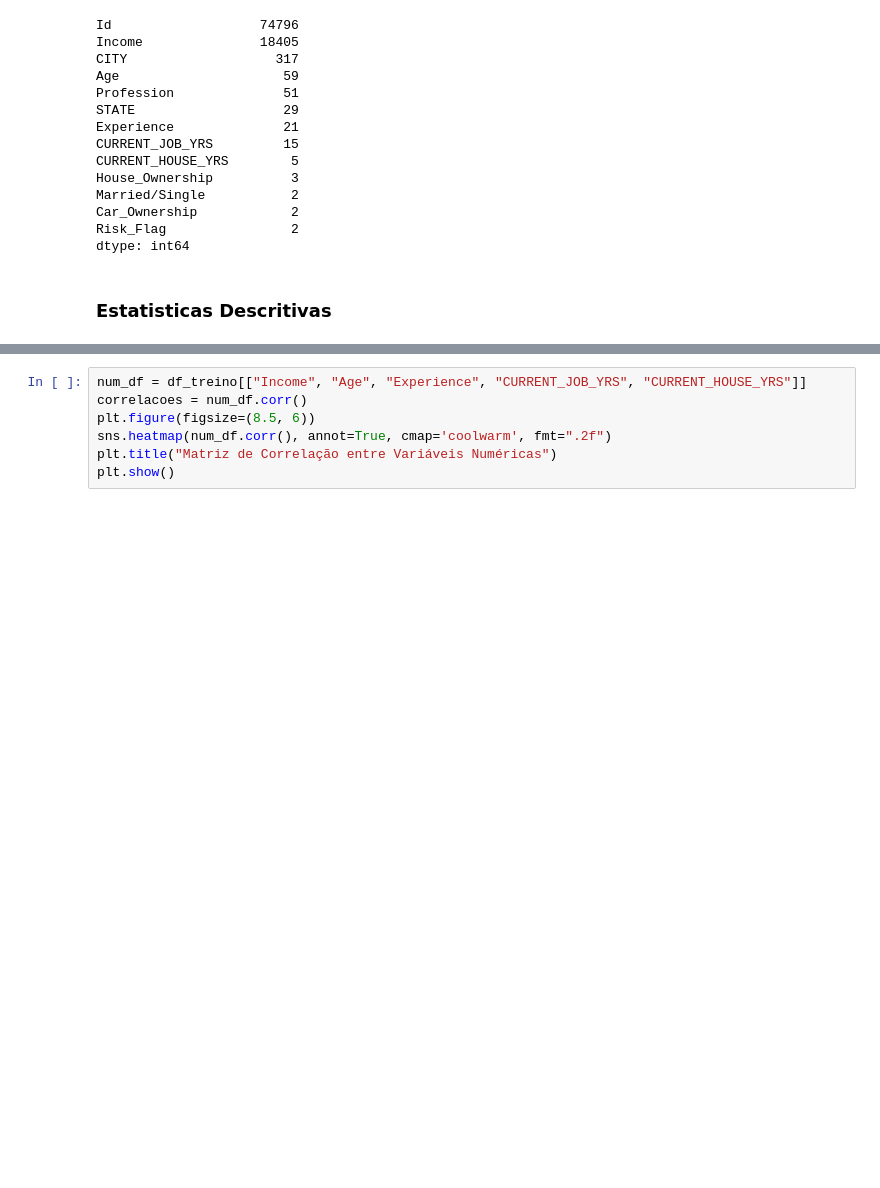
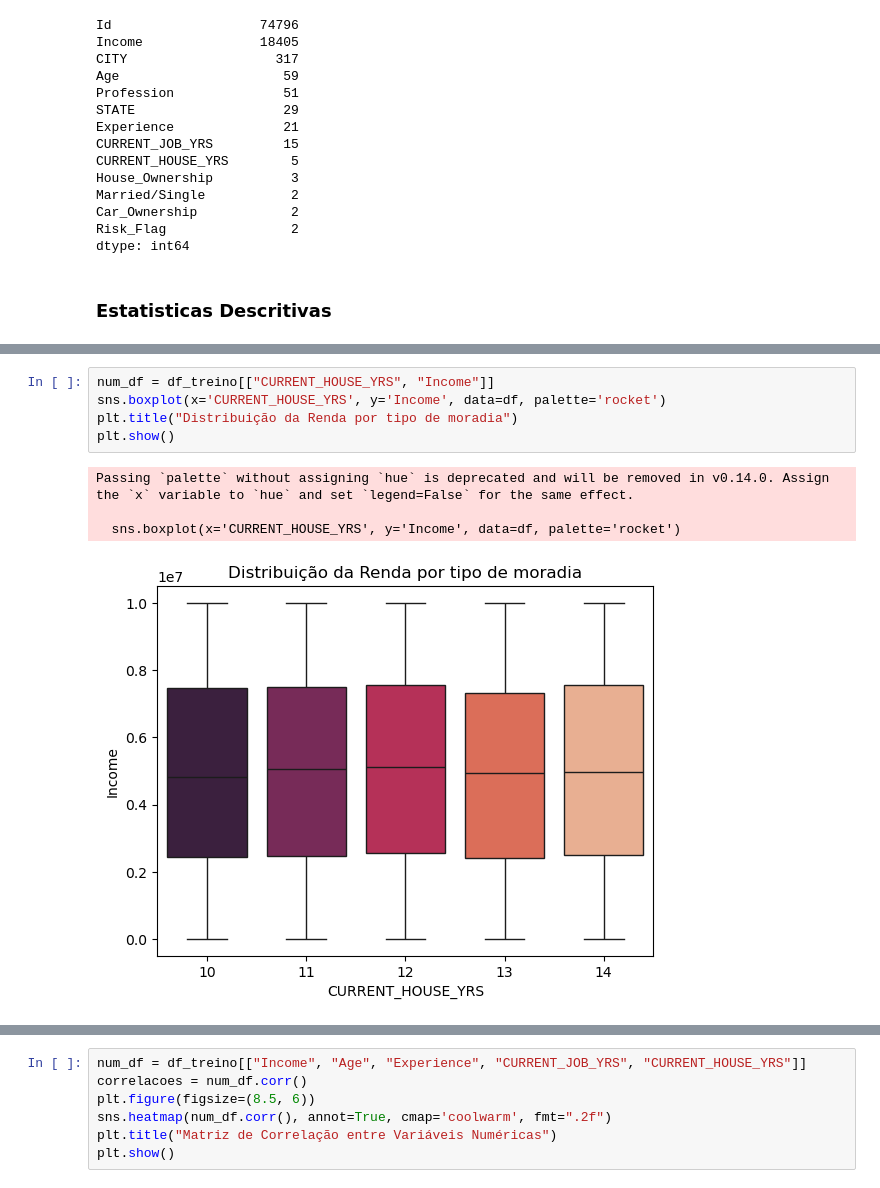
Before and after one commit to LouiseZN/T1_Aprendizado_Supervisionado, a Jupyter notebook: AS_T1_1/aprendizado_supervizionado.ipynb, the cells around one changed output, grey strips where cells are left out. Drawn from its saved outputs; the diff is of its cells as text; blank space fills up the shorter version.

```diff
--- a/AS_T1_1/aprendizado_supervizionado.ipynb
+++ b/AS_T1_1/aprendizado_supervizionado.ipynb
@@ -212,0 +195,10 @@ plt.tight_layout(); plt.show()
+# %%
+num_df = df_treino[["CURRENT_HOUSE_YRS", "Income"]]
+sns.boxplot(x='CURRENT_HOUSE_YRS', y='Income', data=df, palette='rocket')
+plt.title("Distribuição da Renda por tipo de moradia")
+plt.show()
+# %% [output]
+Passing `palette` without assigning `hue` is deprecated and will be removed in v0.14.0. Assign the `x` variable to `hue` and set `legend=False` for the same effect.
+
+  sns.boxplot(x='CURRENT_HOUSE_YRS', y='Income', data=df, palette='rocket')
+[figure, added]
```
Also changed, not shown: parts of 11 cells of this notebook.
